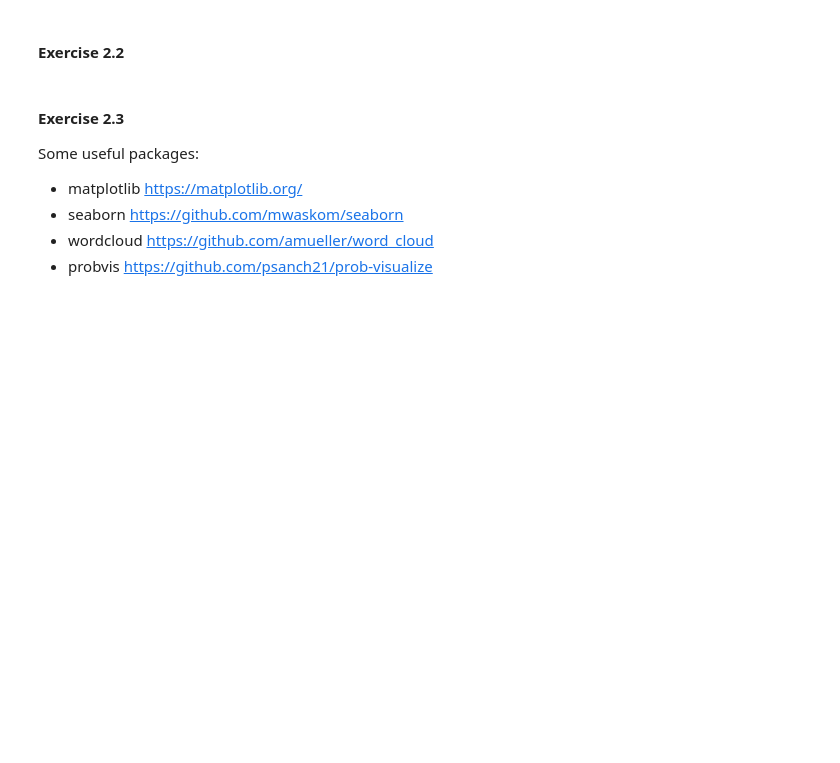
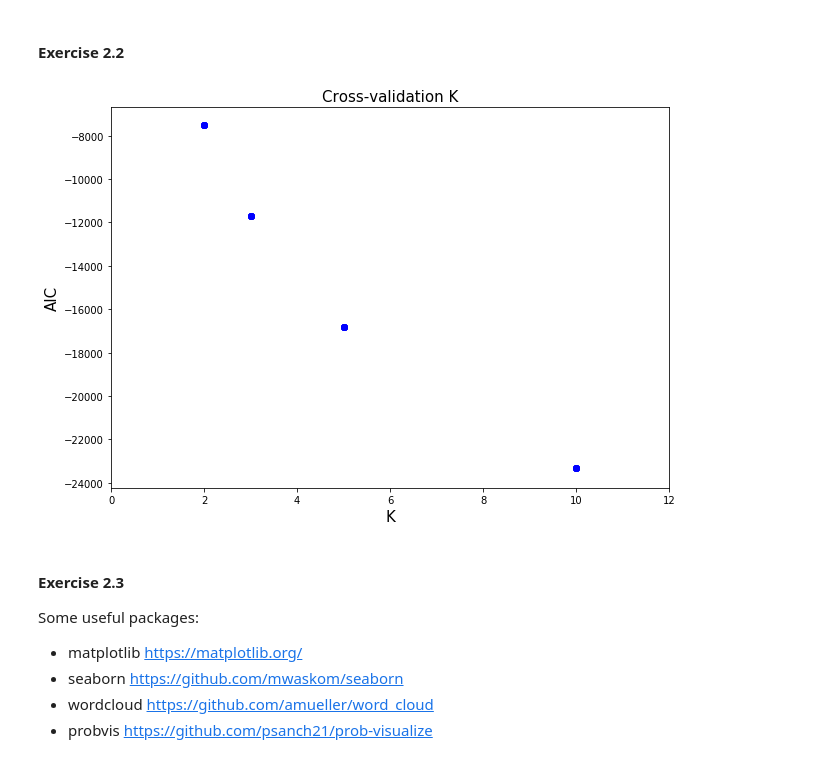
Before and after one commit to Sabaydi/Home_Code, a Jupyter notebook: L2/L2_code/Tutorial2.ipynb, the cells around one changed output. Drawn from its saved outputs; the diff is of its cells as text; code cells hidden in the pictures; blank space fills up the shorter version.

Commit message:
added AIC cross-validation for K

```diff
--- a/L2/L2_code/Tutorial2.ipynb
+++ b/L2/L2_code/Tutorial2.ipynb
@@ -220,3 +235,49 @@ for idx, K in enumerate(num_clusters):
+# %%
+"""
+Cross validate the number of components K = {2, 3, 5, 10} according to the Akaike Information
+Criterion (AIC). You will need to implement the formula for the AIC.
+"""
+import matplotlib.pyplot as plt
+from IPython.display import display, clear_output
+%matplotlib inline
+
+n_runs = 5
+Ks = [2, 3, 5, 10] # Number of mixture components
+
+epochs = 200
+
+fig, ax = plt.subplots(1, 1, figsize=(10, 7))
+
+ax.set_title("Cross-validation K", fontsize=15)
+ax.set_ylabel("AIC", fontsize=15)
+ax.set_xlabel("K",fontsize=15)
+ax.set_xlim(0, 12)
+
+x= np.arange(epochs)
+
+for k_idx, k in enumerate(Ks):
+
+    for n in range(n_runs):
+        # fit the model
+        model = CategoricalEM(k, I, N, delta=0.01, epochs=epochs, init_params={'theta': 5, 'pi': 1/k})
+        model.fit(X_matrix)
+
+        # compute log_likelihood
+        log_lik = log_likelihood(X_matrix, model.pi_vector, model.theta_matrix)
+        log_lik = log_lik.sum()
+
+        # compute Akaike Information Criterion
+        aic = AIC(k, I, log_lik)
+
+        # plot AIC
+        ax.scatter(k, aic, c='blue')
+
+        clear_output(wait=True)
+        display(fig)
+
+clear_output(wait=True)
+# %% [output]
+[figure, added]
 # %% [markdown]
 #### Exercise 2.3
 
```
Also changed, not shown: parts of 9 cells of this notebook.
